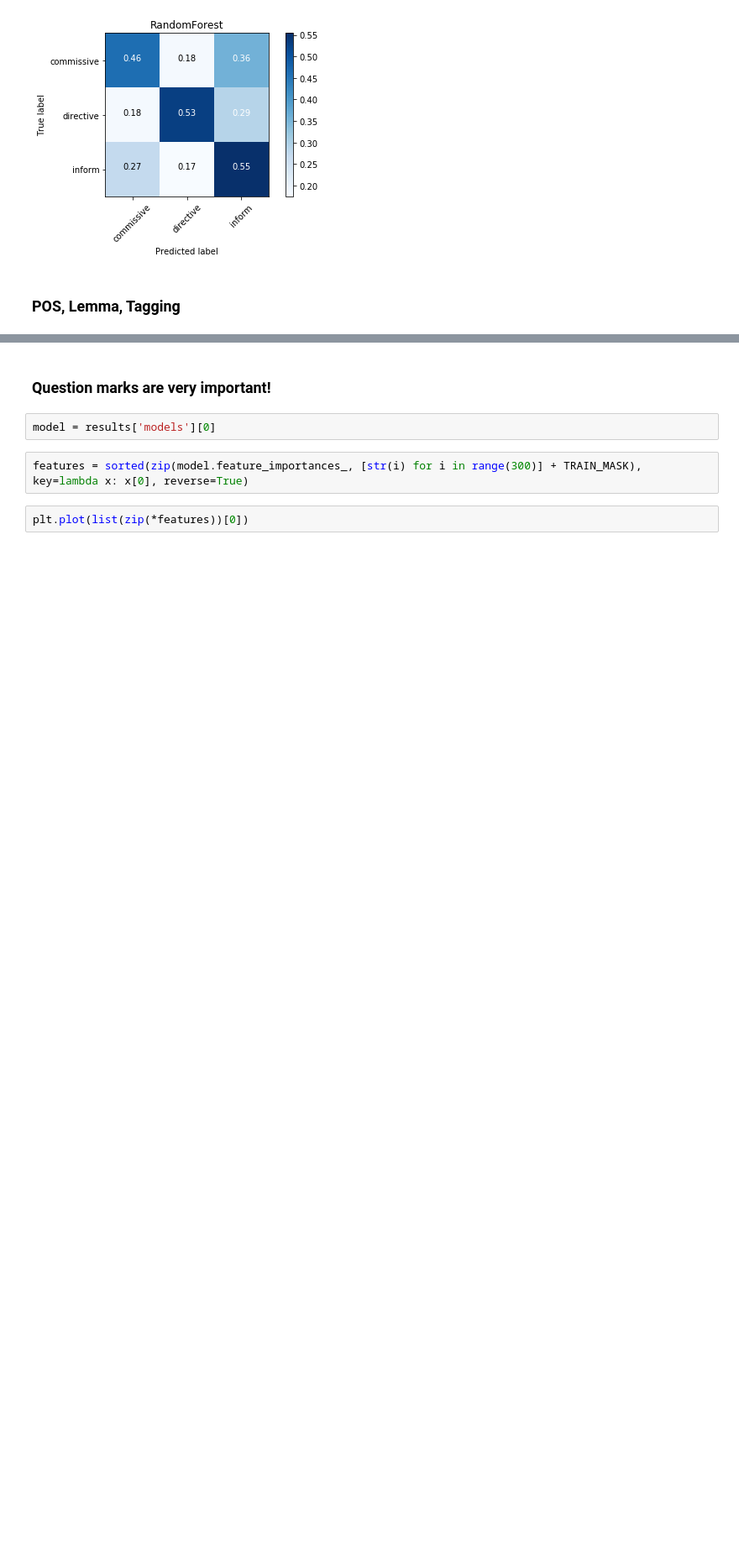
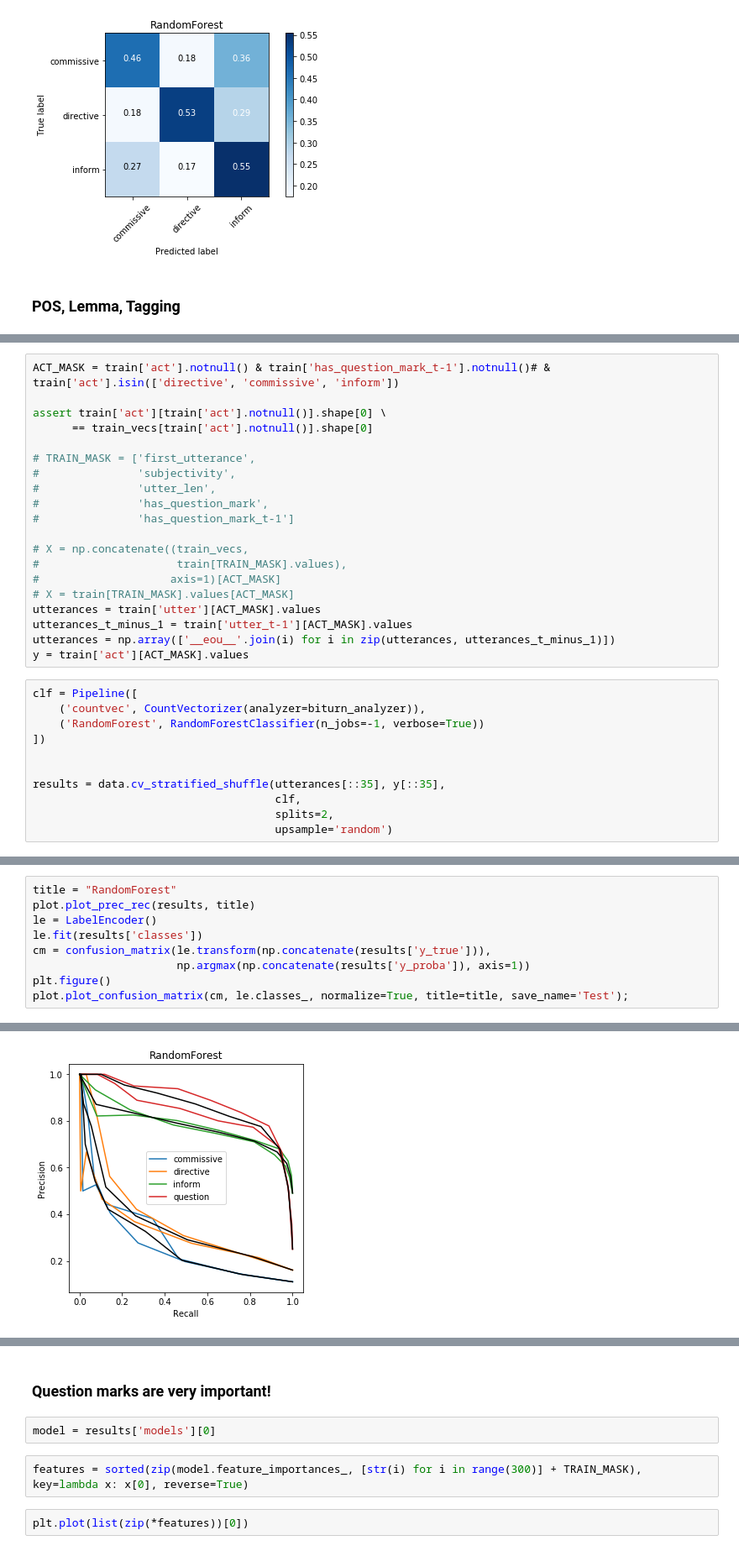
Before and after one commit to Ryanglambert/chatty, a Jupyter notebook: research/daily_dialogue/EDA-Word2Vec.ipynb, the cells around one changed output, grey strips where cells are left out. Shown: that part at 84% size. Drawn from its saved outputs; the diff is of its cells as text; blank space fills up the shorter version.

```diff
--- a/research/daily_dialogue/EDA-Word2Vec.ipynb
+++ b/research/daily_dialogue/EDA-Word2Vec.ipynb
@@ -370,0 +442,31 @@ Normalized confusion matrix
+# %%
+ACT_MASK = train['act'].notnull() & train['has_question_mark_t-1'].notnull()# & train['act'].isin(['directive', 'commissive', 'inform'])
+
+assert train['act'][train['act'].notnull()].shape[0] \
+      == train_vecs[train['act'].notnull()].shape[0]
+
+# TRAIN_MASK = ['first_utterance',
+#               'subjectivity',
+#               'utter_len',
+#               'has_question_mark',
+#               'has_question_mark_t-1']
+
+# X = np.concatenate((train_vecs,
+#                     train[TRAIN_MASK].values),
+#                    axis=1)[ACT_MASK]
+# X = train[TRAIN_MASK].values[ACT_MASK]
+utterances = train['utter'][ACT_MASK].values
+utterances_t_minus_1 = train['utter_t-1'][ACT_MASK].values
+utterances = np.array(['__eou__'.join(i) for i in zip(utterances, utterances_t_minus_1)])
+y = train['act'][ACT_MASK].values
+# %%
+clf = Pipeline([
+    ('countvec', CountVectorizer(analyzer=biturn_analyzer)),
+    ('RandomForest', RandomForestClassifier(n_jobs=-1, verbose=True))
+])
+
+
+results = data.cv_stratified_shuffle(utterances[::35], y[::35],
+                                     clf,
+                                     splits=2,
+                                     upsample='random')
@@ -370,0 +480,10 @@ Normalized confusion matrix
+# %%
+title = "RandomForest"
+plot.plot_prec_rec(results, title)
+le = LabelEncoder()
+le.fit(results['classes'])
+cm = confusion_matrix(le.transform(np.concatenate(results['y_true'])),
+                      np.argmax(np.concatenate(results['y_proba']), axis=1))
+plt.figure()
+plot.plot_confusion_matrix(cm, le.classes_, normalize=True, title=title, save_name='Test');
+# %% [output]
@@ -370,0 +495 @@ Normalized confusion matrix
+[figure, added]
```
Also changed, not shown: parts of 34 cells of this notebook, 2 other files.
